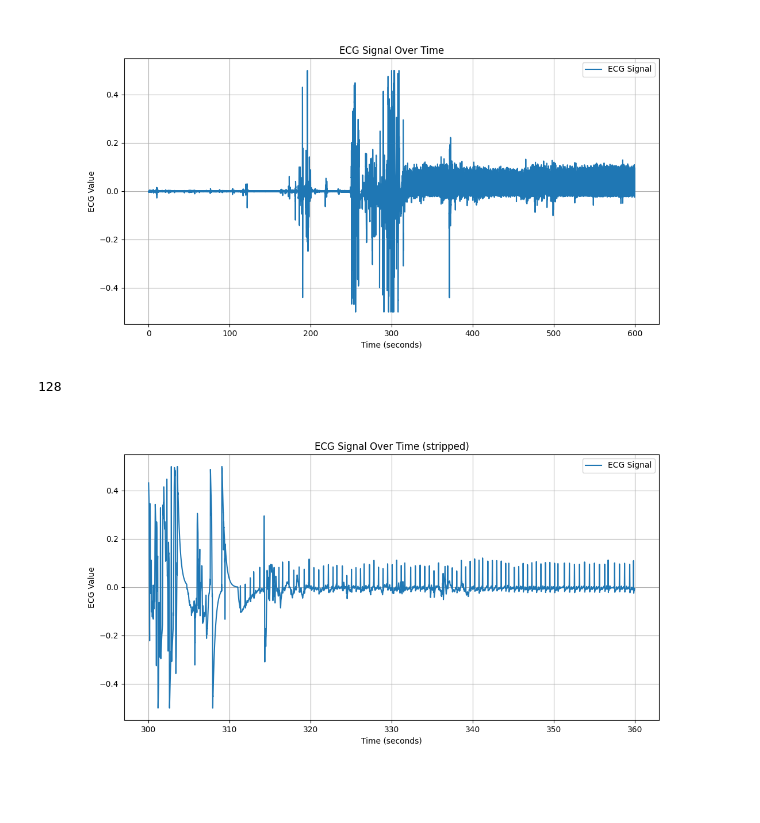
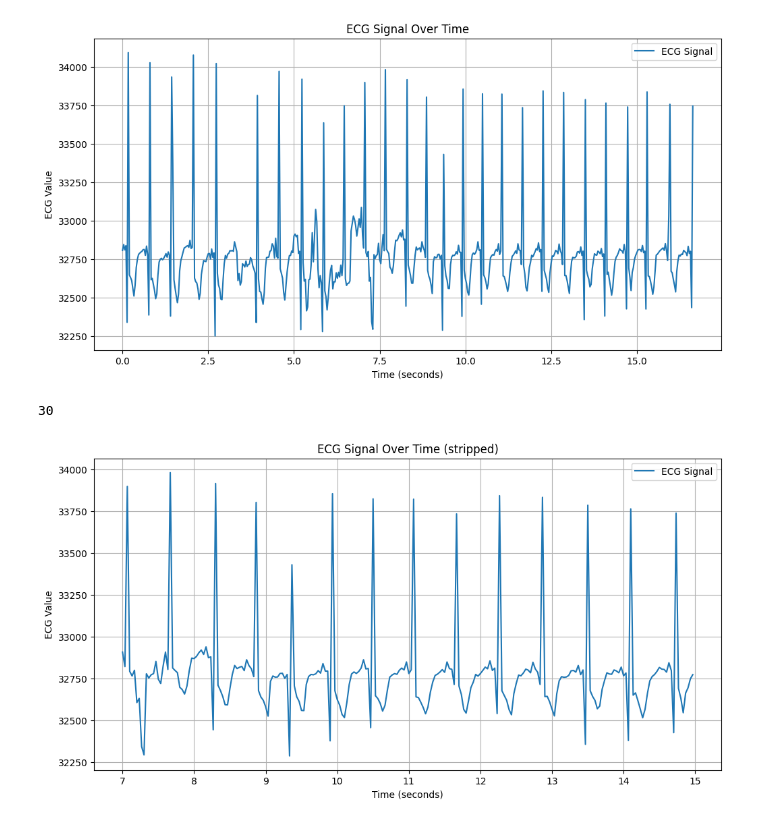
Before and after one commit to EmanuelMairoll/VitalVision, a Jupyter notebook: signal/VitalVision-signal-playground/notebooks/02_ecg_tests.ipynb, the cells around one changed output. Cells and saved outputs as stored; diff of their text form; code cells hidden in the pictures; blank space fills up the shorter version.

```diff
--- a/signal/VitalVision-signal-playground/notebooks/02_ecg_tests.ipynb
+++ b/signal/VitalVision-signal-playground/notebooks/02_ecg_tests.ipynb
@@ -7,44 +7,46 @@ plt.close('all')
 
 # Parameters
 
-file_path = '_data/ecg.bin'
-file_path = '_data/noise.bin'
+#file_path = '_data/ecg.bin'
+#file_path = '_data/noise.bin'
+file_path = 'data/ECG1 23.05.2024 at 14:58.bin'
+#file_path = 'data/ECG1 23.05.2024 at 15:01.bin'
 
-fs = 128  # Sampling frequency of the ECG signal
+fs = 30  # Sampling frequency of the ECG signal
 nth = 1  # Use every nth sample
-samples_to_strip = 300 * fs  # 15 seconds * 30 Hz
-sample_amount = 60 * fs # 20 seconds * 30 Hz
+samples_to_strip = 7 * fs  # 15 seconds * 30 Hz
+sample_amount = 8 * fs # 20 seconds * 30 Hz
 
 ## %matplotlib notebook
-%matplotlib widget
+## %matplotlib widget
 # %%
 
 ## TODO: why is the data negative?
-data = np.fromfile(file_path, dtype=np.float64)
+data = np.fromfile(file_path, dtype=np.uint16)
 
 ## add noise in the height of 0.1
 # data = data + np.random.normal(0, 0.1, len(data))
 
 ## discretize the data
 # data = (data * 100000).astype(np.int16)
 
 
 # use only every 4th sample
 
 # Create a time axis in seconds (data sampled at 30 Hz)
 time = np.arange(len(data)) / fs
 
 # Plot the ECG data
 plt.figure(figsize=(12, 6))
 plt.plot(time, data, label='ECG Signal')
 plt.xlabel('Time (seconds)')
 plt.ylabel('ECG Value')
 plt.title('ECG Signal Over Time')
 plt.legend()
 plt.grid(True)
 plt.show()
 # %% [output]
-[figure, old version]
+[figure, new version]
 # %%
 stripped_data = data[samples_to_strip:samples_to_strip+sample_amount:nth]
 stripped_time = time[samples_to_strip:samples_to_strip+sample_amount:nth]
@@ -61,6 +63,6 @@ plt.legend()
 plt.grid(True)
 plt.show()
 # %% [output]
-128
+30
-[figure, old version]
+[figure, new version]
 # %%
```
Also changed, not shown: parts of 4 cells of this notebook, 1 other file.
